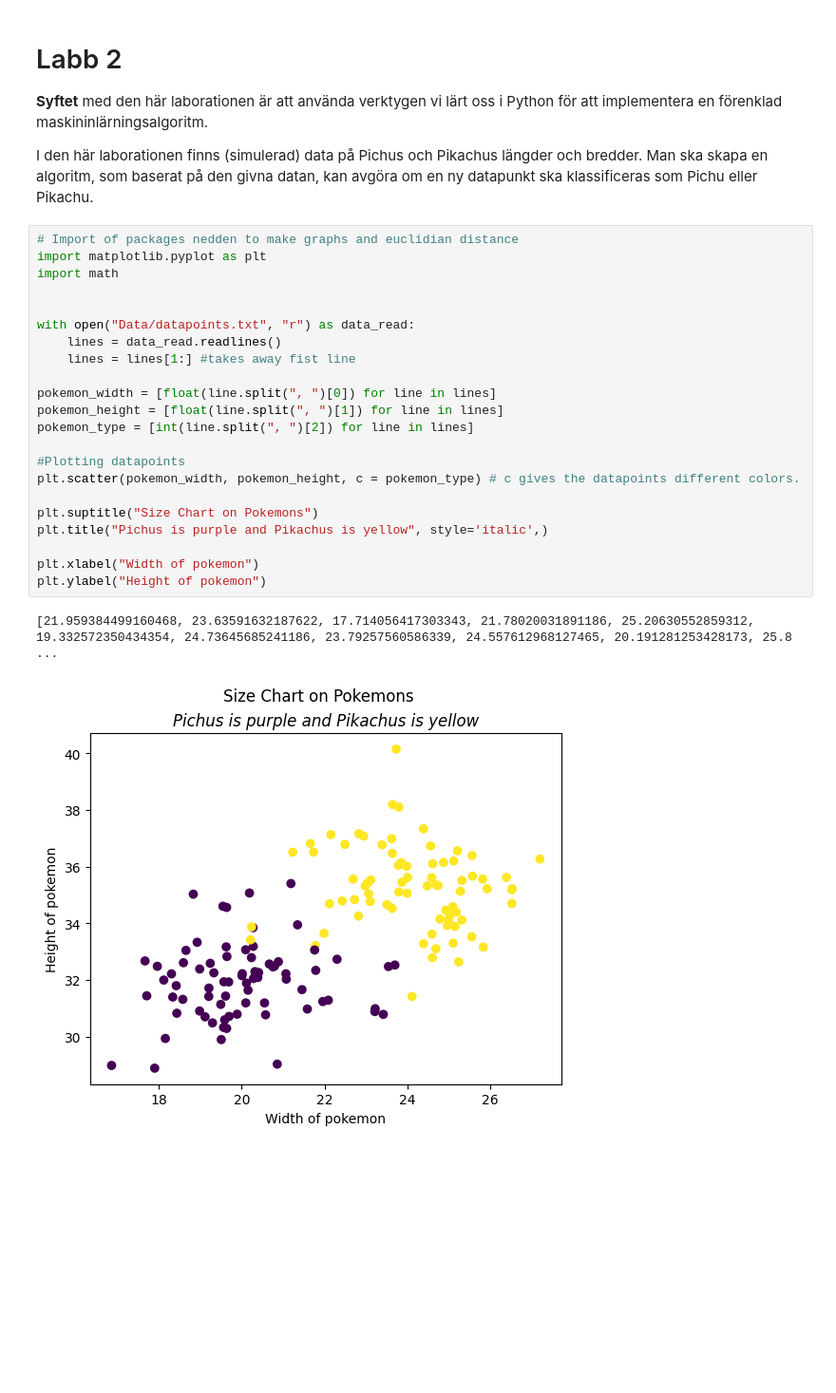
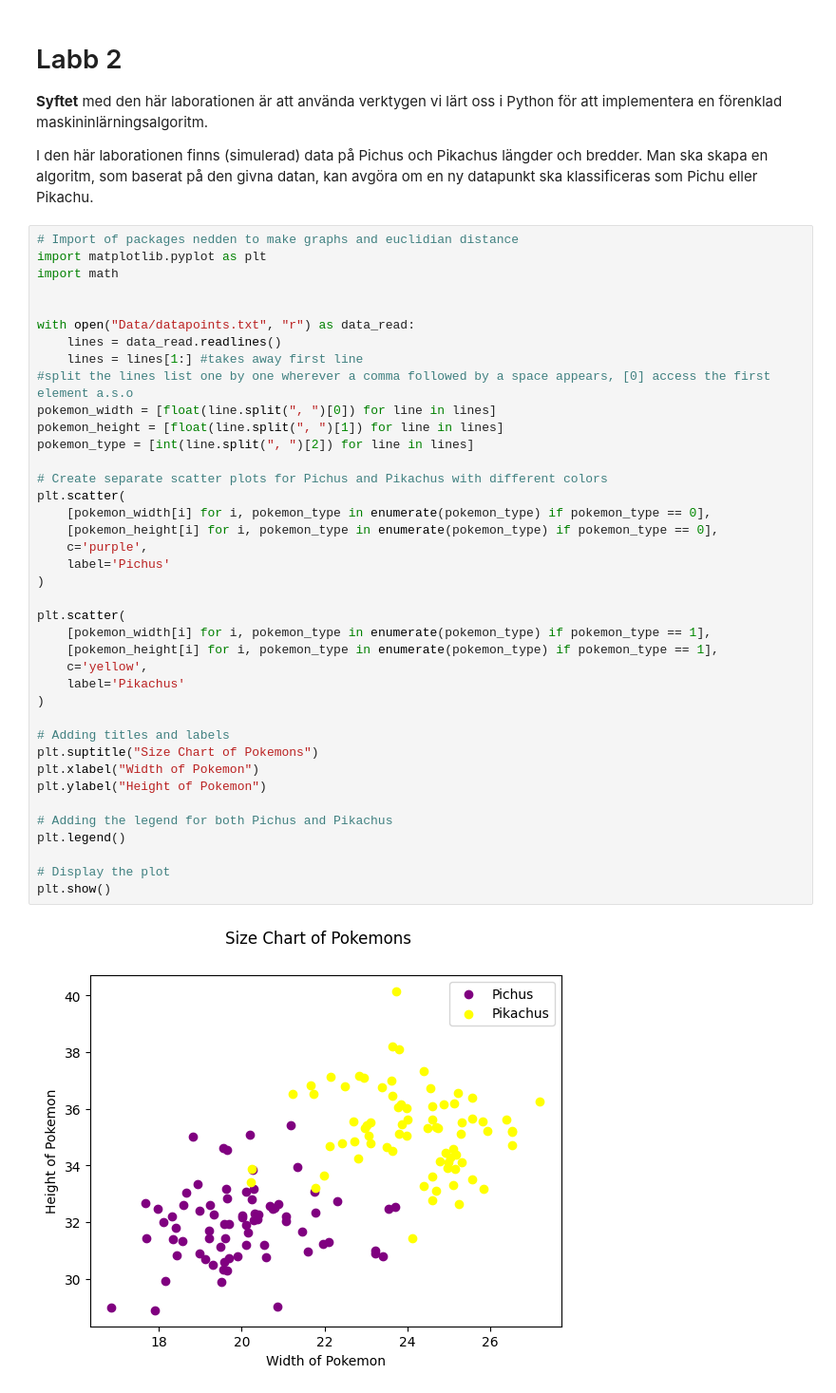
Before and after one commit to DeerBay/Python-Julia-Sjoholm, a Jupyter notebook: Labs/Lab2/Lab_2_machine_learning.ipynb, the cells around one changed output. Shown at 95% size. Drawn from its saved outputs; the diff is of its cells as text; blank space fills up the shorter version.

Commit message:
adding_testlines_and_plot

```diff
--- a/Labs/Lab2/Lab_2_machine_learning.ipynb
+++ b/Labs/Lab2/Lab_2_machine_learning.ipynb
@@ -10,25 +10,41 @@ eller Pikachu.
 # %%
 # Import of packages nedden to make graphs and euclidian distance
 import matplotlib.pyplot as plt
 import math
 
 
 with open("Data/datapoints.txt", "r") as data_read:
     lines = data_read.readlines()
-    lines = lines[1:] #takes away fist line
-
+    lines = lines[1:] #takes away first line
+#split the lines list one by one wherever a comma followed by a space appears, [0] access the first element a.s.o
 pokemon_width = [float(line.split(", ")[0]) for line in lines]
 pokemon_height = [float(line.split(", ")[1]) for line in lines]
 pokemon_type = [int(line.split(", ")[2]) for line in lines]
 
-#Plotting datapoints
-plt.scatter(pokemon_width, pokemon_height, c = pokemon_type) # c gives the datapoints different colors.
+# Create separate scatter plots for Pichus and Pikachus with different colors
+plt.scatter(
+    [pokemon_width[i] for i, pokemon_type in enumerate(pokemon_type) if pokemon_type == 0],
+    [pokemon_height[i] for i, pokemon_type in enumerate(pokemon_type) if pokemon_type == 0],
+    c='purple',
+    label='Pichus'
+)
 
-plt.suptitle("Size Chart on Pokemons")
-plt.title("Pichus is purple and Pikachus is yellow", style='italic',)
+plt.scatter(
+    [pokemon_width[i] for i, pokemon_type in enumerate(pokemon_type) if pokemon_type == 1],
+    [pokemon_height[i] for i, pokemon_type in enumerate(pokemon_type) if pokemon_type == 1],
+    c='yellow',
+    label='Pikachus'
+)
 
-plt.xlabel("Width of pokemon")
-plt.ylabel("Height of pokemon")
+# Adding titles and labels
+plt.suptitle("Size Chart of Pokemons")
+plt.xlabel("Width of Pokemon")
+plt.ylabel("Height of Pokemon")
+
+# Adding the legend for both Pichus and Pikachus
+plt.legend()
+
+# Display the plot
+plt.show()
 # %% [output]
-[21.959384499160468, 23.63591632187622, 17.714056417303343, 21.78020031891186, 25.20630552859312, 19.332572350434354, 24.73645685241186, 23.79257560586339, 24.557612968127465, 20.191281253428173, 25.8 ...
-[figure, old version]
+[figure, new version]
```
Also changed, not shown: parts of 2 cells of this notebook.
